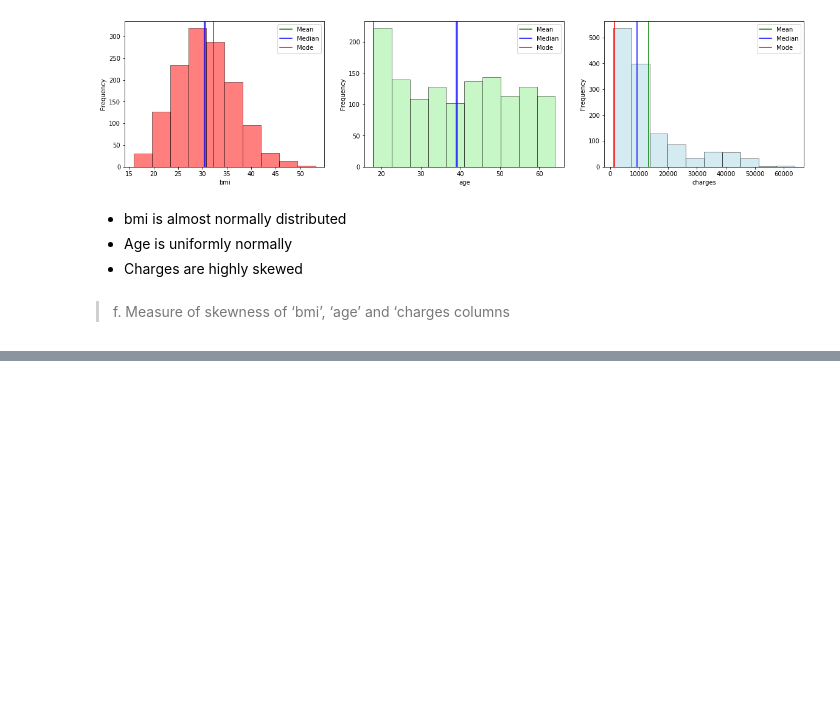
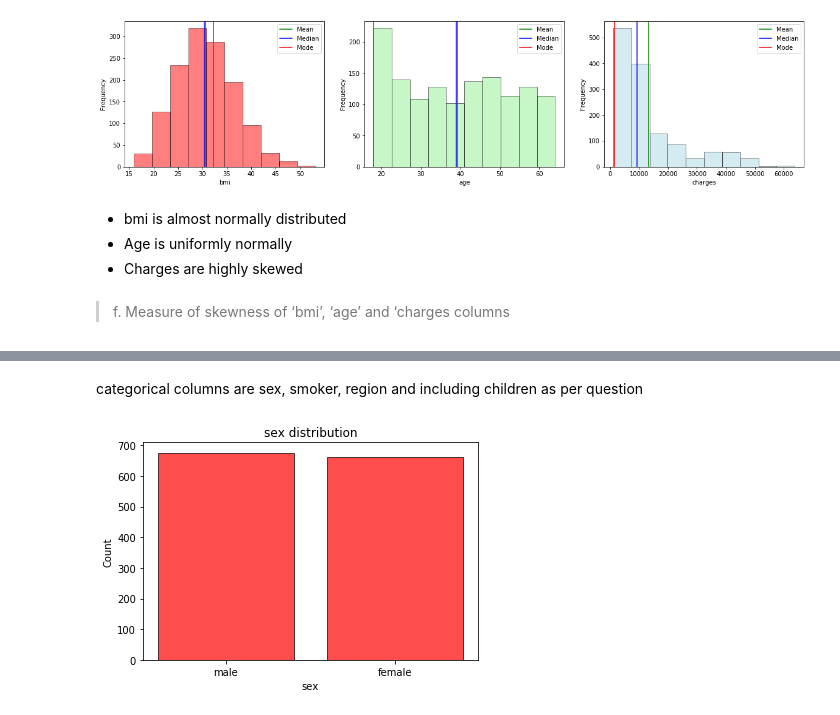
Before and after one commit to subodhpushpak/quickreference, a Jupyter notebook: mlai/assign1.ipynb, the cells around one changed output, grey strips where cells are left out. Cells and saved outputs as stored; diff of their text form; code cells hidden in the pictures; blank space fills up the shorter version.

```diff
--- a/mlai/assign1.ipynb
+++ b/mlai/assign1.ipynb
@@ -187,0 +234,18 @@ skewness
+# %% [markdown]
+categorical columns are sex, smoker, region and including children as per question
+# %%
+def plotBarGraph(xValues, yValues, graphName):
+  x1 = xValues    #Values for x-axis
+  y1 = yValues   # Count of each class on y-axis
+
+  #plt.subplot(4,2,2)
+  plt.bar(x1,y1, align='center',color = 'red',edgecolor = 'black',alpha = 0.7)  #plot a bar chart
+  plt.xlabel(graphName)
+  plt.ylabel('Count')
+  plt.title(graphName + ' distribution')
+# %%
+x1 = insurance_df.sex.value_counts().index    #Values for x-axis
+y1 = [insurance_df['sex'].value_counts()[j] for j in x1]   # Count of each class on y-axis
+plotBarGraph(x1,y1,'sex')
+# %% [output]
+[figure, added]
```
Also changed, not shown: parts of 31 cells of this notebook.
